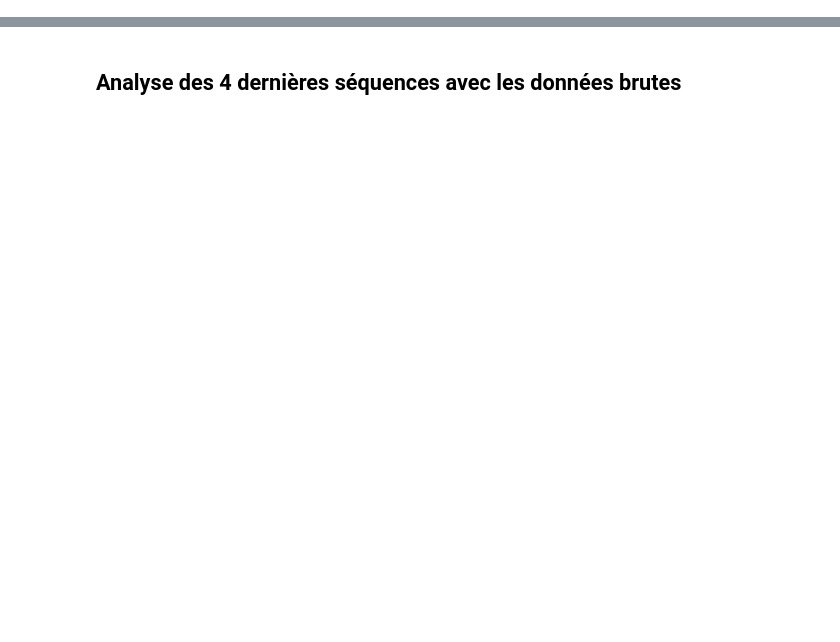
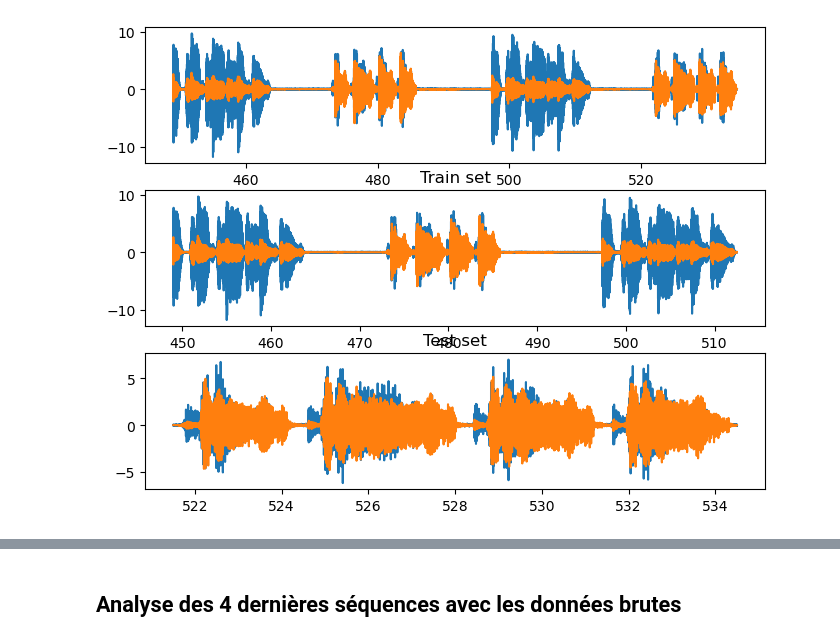
Before and after one commit to eugenebessan225/PFE_DISP, a Jupyter notebook: wear_detection.ipynb, the cells around one changed output, grey strips where cells are left out. Drawn from its saved outputs; the diff is of its cells as text; code cells hidden in the pictures; blank space fills up the shorter version.

```diff
--- a/wear_detection.ipynb
+++ b/wear_detection.ipynb
@@ -38,0 +77,2 @@ df2 = pd.read_excel(acier_simp) #df d'expé sur de l'acier à 75%, 75% et avec l
+# %%
+df_us_120 = load_df(acier_usure_120_100)
@@ -66,0 +129,10 @@ memory usage: 15.6+ MB
+# %%
+lower_bound = 449.0000
+upper_bound = 534.5000
+df_us_120, X3_train, X3_test = get4seq(df_us_120, lower_bound, upper_bound, 512.5000, 521.5000)
+y3_train = np.ones(X3_train.shape[0])
+y3_test = np.ones(X3_test.shape[0])
+# %%
+plot_data(df_us_120, X3_train, X3_test)
+# %% [output]
+[figure, added]
```
Also changed, not shown: parts of 107 cells of this notebook.
